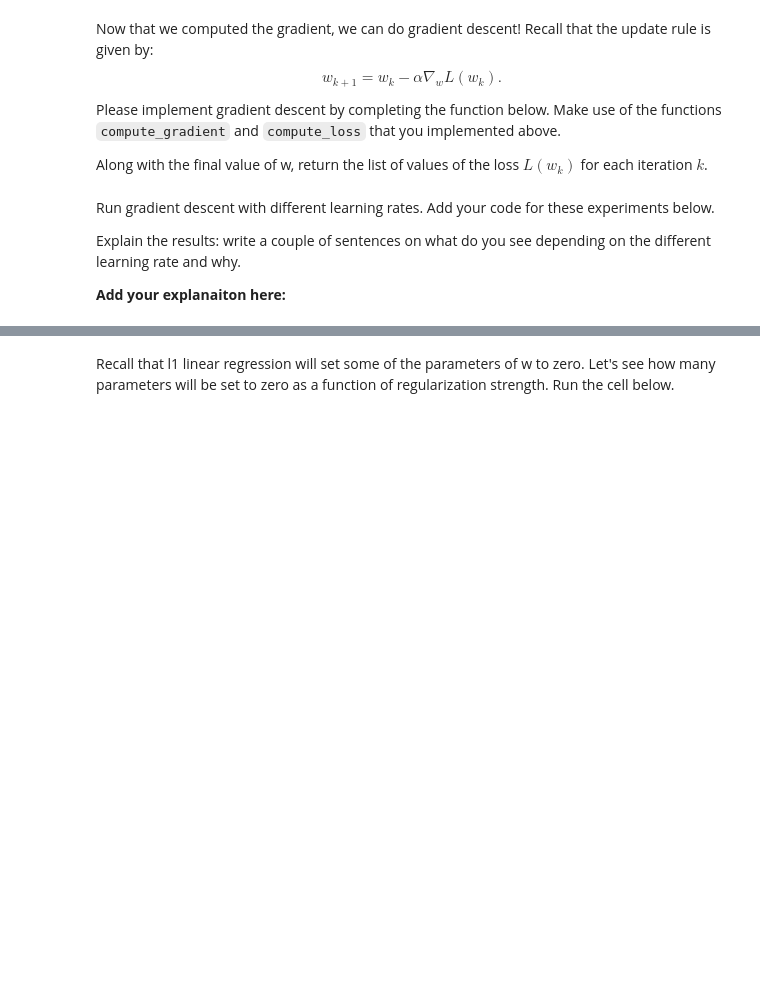
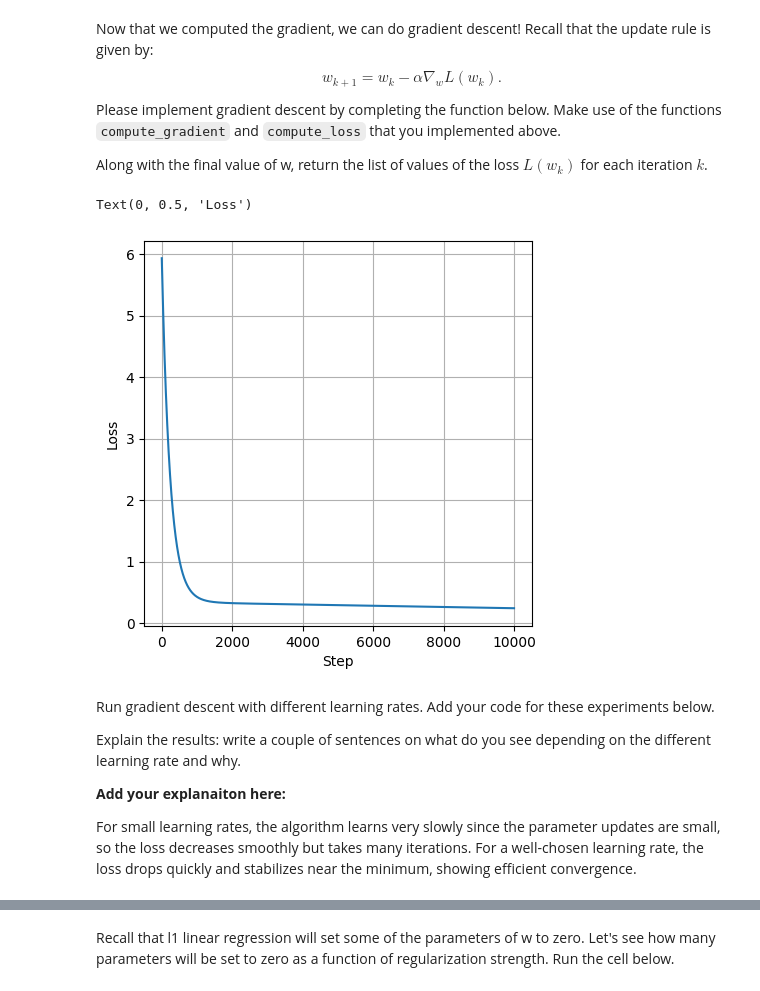
Before and after one commit to pranavich18/ML_Labs, a Jupyter notebook: lab3_regularization_logreg_gd.ipynb, the cells around one changed output, grey strips where cells are left out. Drawn from its saved outputs; the diff is of its cells as text; code cells hidden in the pictures; blank space fills up the shorter version.

```diff
--- a/lab3_regularization_logreg_gd.ipynb
+++ b/lab3_regularization_logreg_gd.ipynb
@@ -176,37 +176,45 @@ def gradient_descent(X, y, w_init, lam, alpha, num_iter=10000
     Returns:
     --------
     w_final : numpy.ndarray of shape (d,)
         Final value of parameters w
     loss_history: list[float]
         List of loss values at each iteration
     """
 
     # Initialize weights and loss history
     w = w_init.copy()  # Make a copy to avoid modifying the input
     loss_history = []
 
     # Perform gradient descent
     for i in range(num_iter):
       # TODO: YOUR CODE HERE!
-      ...
+      loss = compute_loss(X,y,w,lam)
+      grad = compute_gradient(X,y,w,lam)
+      w = w-alpha*grad
+      loss_history.append(loss)
 
     return w, loss_history
 
 
 w_init = np.ones((n_features,))
 w, loss_history = gradient_descent(X_tr, y_tr, w_init, lam=0.1, alpha=.001)
 
 f, ax = plt.subplots(1, 1, figsize=(5, 5))
 xs = np.arange(len(loss_history))
 ys = np.array(loss_history)
 
 ax.plot(xs, ys)
 ax.grid()
 ax.set_xlabel("Step")
 ax.set_ylabel("Loss")
+# %% [output]
+Text(0, 0.5, 'Loss')
+[figure, added]
 # %% [markdown]
 Run gradient descent with different learning rates. Add your code for these experiments below.
 
 Explain the results: write a couple of sentences on what do you see depending on the different learning rate and why.
 
 **Add your explanaiton here:**
+
+For small learning rates, the algorithm learns very slowly since the parameter updates are small, so the loss decreases smoothly but takes many iterations. For a well-chosen learning rate, the loss drops quickly and stabilizes near the minimum, showing efficient convergence.
```
Also changed, not shown: parts of 4 cells of this notebook.
